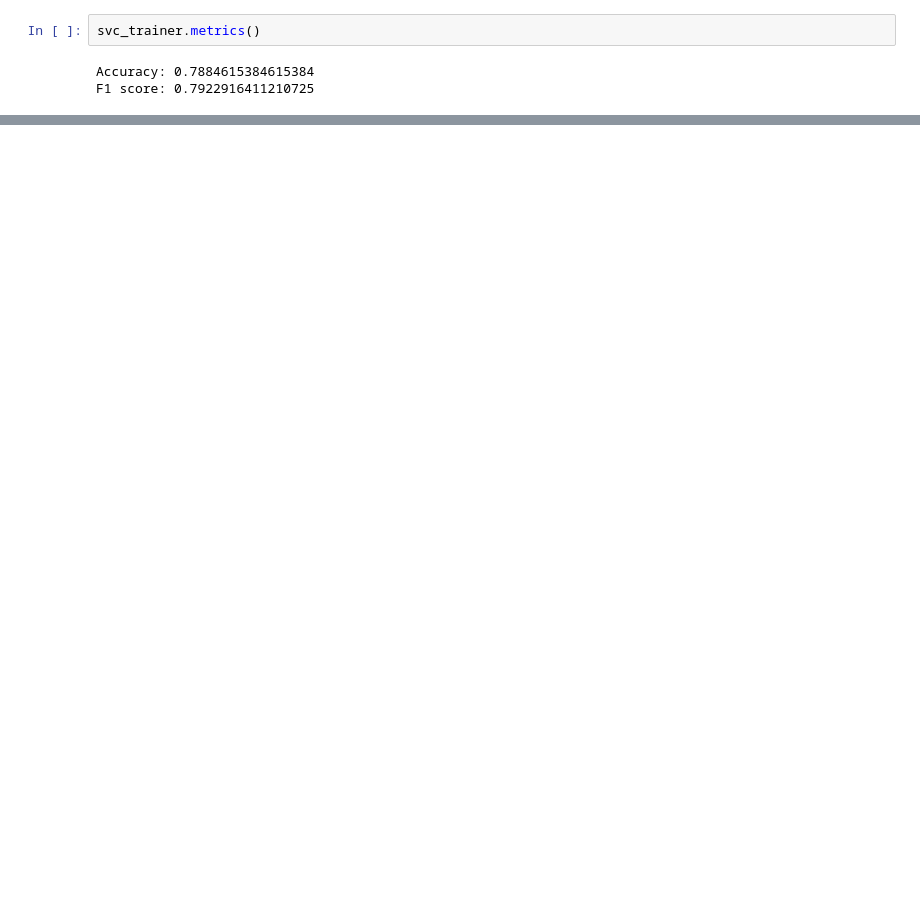
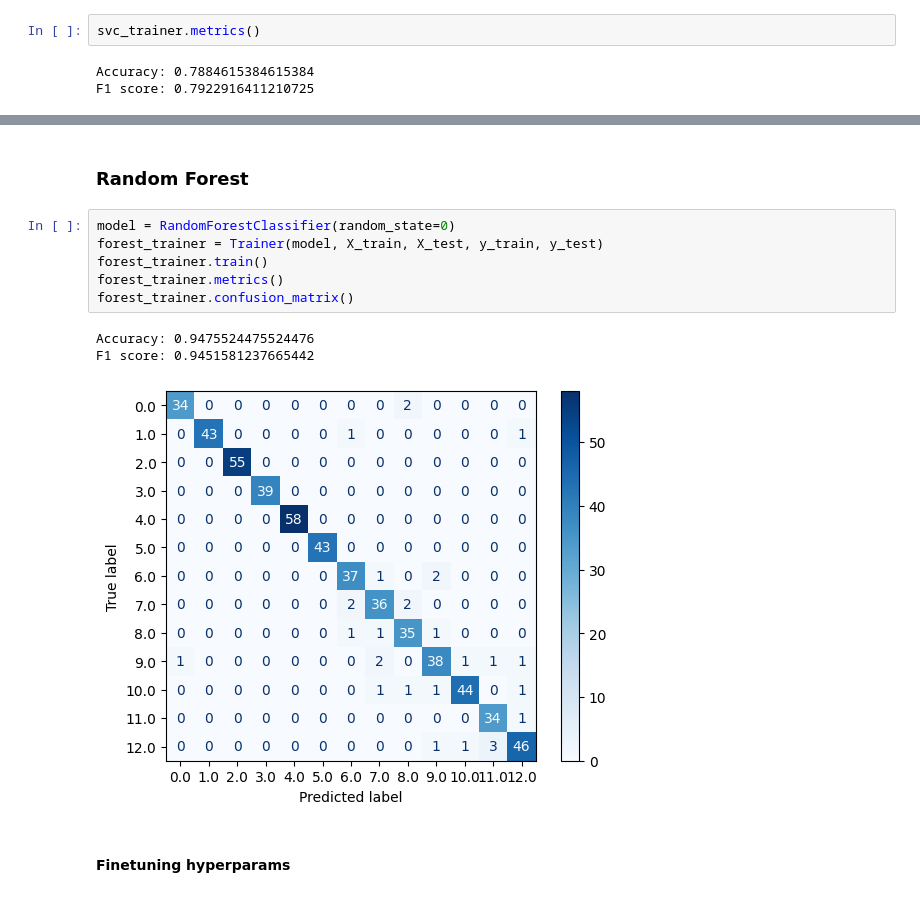
Before and after one commit to AdithyaKrishnaK/CL688, a Jupyter notebook: Part 2a: Supervised Classification/models.ipynb, the cells around one changed output, grey strips where cells are left out. Drawn from its saved outputs; the diff is of its cells as text; blank space fills up the shorter version.

```diff
--- a/Part 2a: Supervised Classification/models.ipynb
+++ b/Part 2a: Supervised Classification/models.ipynb
@@ -76,0 +146,14 @@ svc_trainer.confusion_matrix()
+# %% [markdown]
+### Random Forest
+# %%
+model = RandomForestClassifier(random_state=0)
+forest_trainer = Trainer(model, X_train, X_test, y_train, y_test)
+forest_trainer.train()
+forest_trainer.metrics()
+forest_trainer.confusion_matrix()
+# %% [output]
+Accuracy: 0.9475524475524476
+F1 score: 0.9451581237665442
+[figure, added]
+# %% [markdown]
+#### Finetuning hyperparams
```
Also changed, not shown: parts of 14 cells of this notebook, 2 other files.
